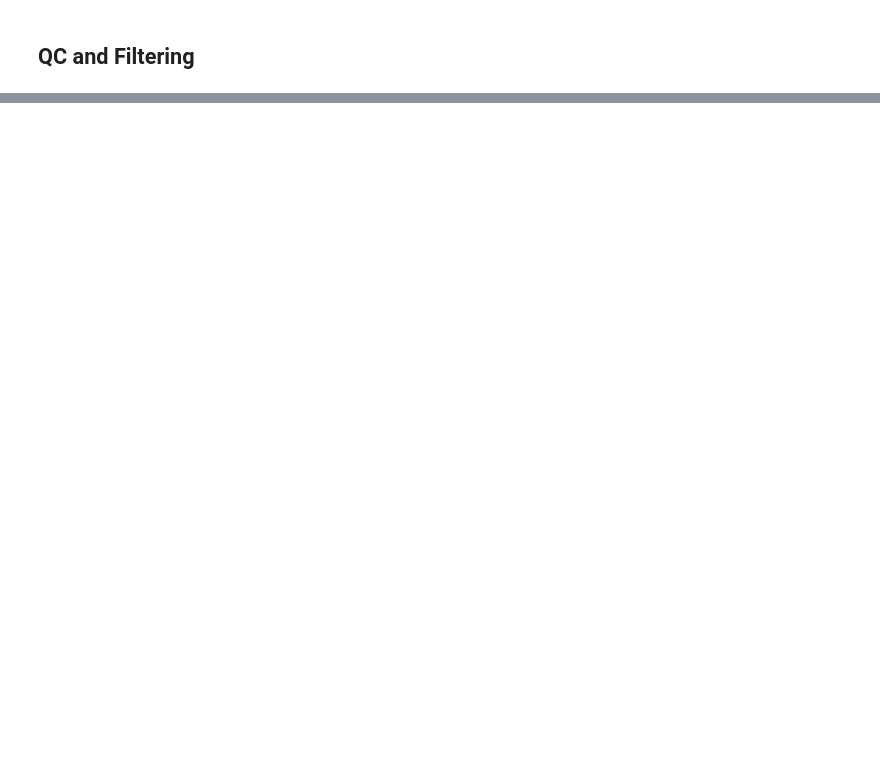
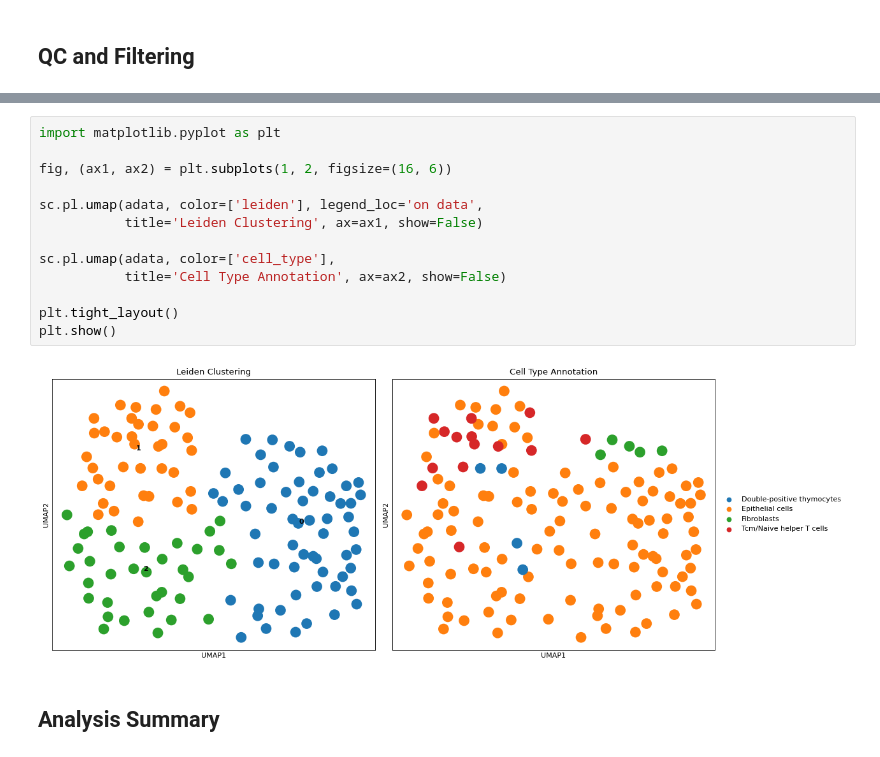
Before and after one commit to OwenLutwyche/summer26-csc-honours, a Jupyter notebook: week6/week6.ipynb, the cells around one changed output, grey strips where cells are left out. Drawn from its saved outputs; the diff is of its cells as text; blank space fills up the shorter version.

```diff
--- a/week6/week6.ipynb
+++ b/week6/week6.ipynb
@@ -553,0 +584,17 @@ print("\n" + "=" * 60)
+# %%
+import matplotlib.pyplot as plt
+
+fig, (ax1, ax2) = plt.subplots(1, 2, figsize=(16, 6))
+
+sc.pl.umap(adata, color=['leiden'], legend_loc='on data',
+           title='Leiden Clustering', ax=ax1, show=False)
+
+sc.pl.umap(adata, color=['cell_type'],
+           title='Cell Type Annotation', ax=ax2, show=False)
+
+plt.tight_layout()
+plt.show()
+# %% [output]
+[figure, added]
+# %% [markdown]
+## Analysis Summary
```
Also changed, not shown: parts of 21 cells of this notebook.
